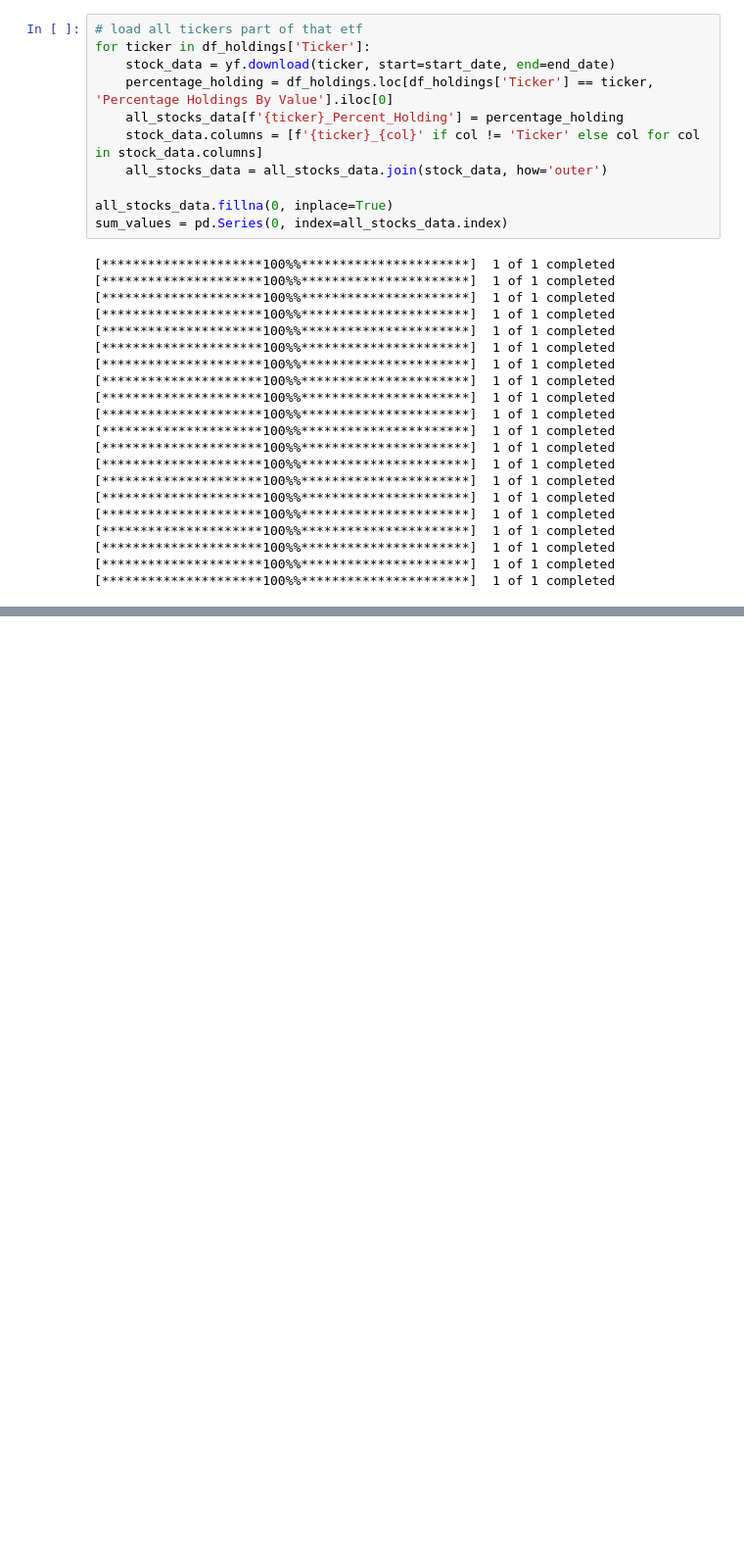
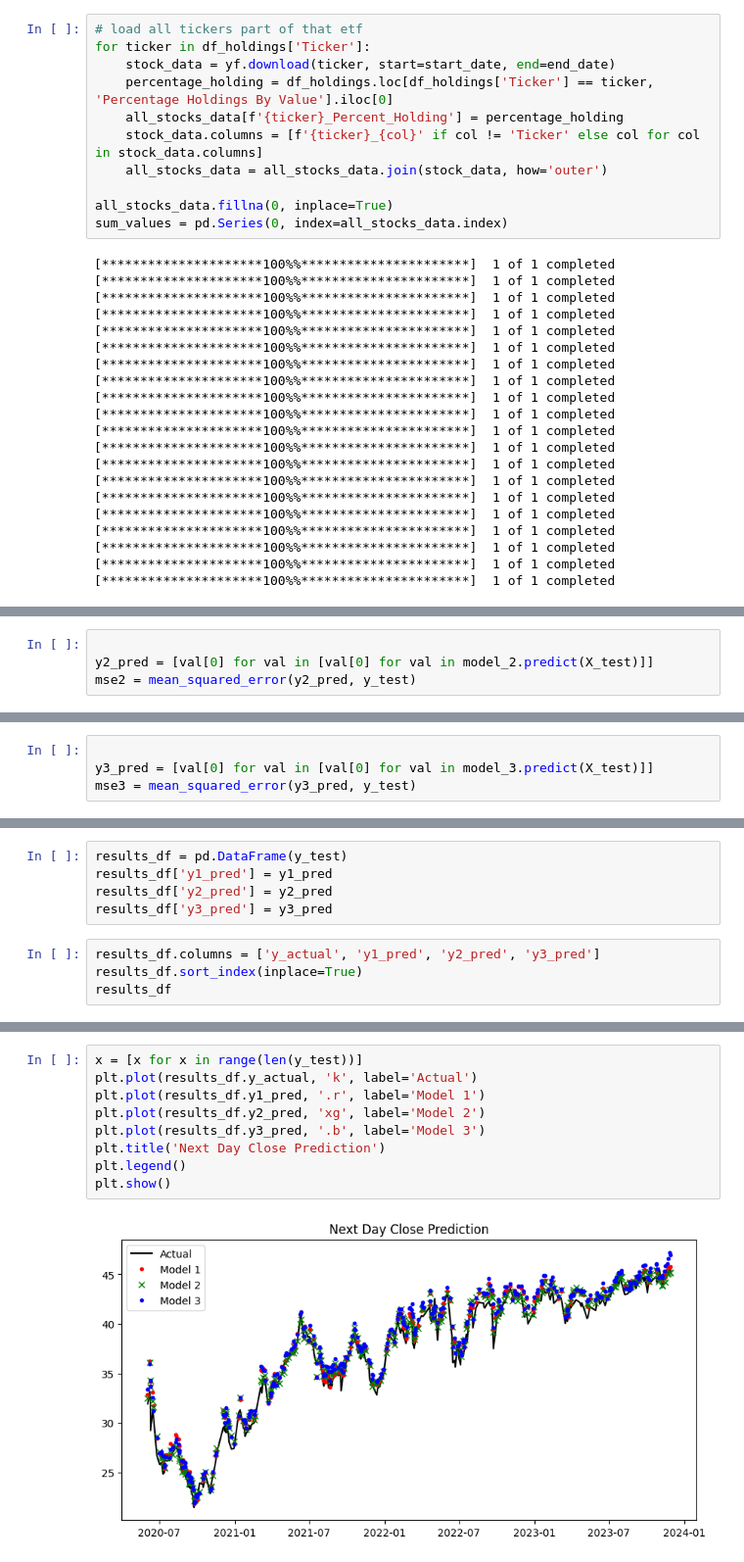
Before and after one commit to Aditya-Patel/Stat598-FinalProject, a Jupyter notebook: MPLA_CNN_LSTM.ipynb, the cells around one changed output, grey strips where cells are left out. Shown: that part at 98% size. Saved outputs shown, nothing was run; the diff lists cells and outputs as text; blank space fills up the shorter version.

```diff
--- a/MPLA_CNN_LSTM.ipynb
+++ b/MPLA_CNN_LSTM.ipynb
@@ -119,0 +331,4 @@ close_values = all_stocks_data[[col for col in all_stocks_data.columns if '_Clos
+# %%
+
+y2_pred = [val[0] for val in [val[0] for val in model_2.predict(X_test)]]
+mse2 = mean_squared_error(y2_pred, y_test)
@@ -119,0 +337,4 @@ close_values = all_stocks_data[[col for col in all_stocks_data.columns if '_Clos
+# %%
+
+y3_pred = [val[0] for val in [val[0] for val in model_3.predict(X_test)]]
+mse3 = mean_squared_error(y3_pred, y_test)
@@ -119,0 +343,9 @@ close_values = all_stocks_data[[col for col in all_stocks_data.columns if '_Clos
+# %%
+results_df = pd.DataFrame(y_test)
+results_df['y1_pred'] = y1_pred
+results_df['y2_pred'] = y2_pred
+results_df['y3_pred'] = y3_pred
+# %%
+results_df.columns = ['y_actual', 'y1_pred', 'y2_pred', 'y3_pred']
+results_df.sort_index(inplace=True)
+results_df
@@ -119,0 +377,11 @@ close_values = all_stocks_data[[col for col in all_stocks_data.columns if '_Clos
+# %%
+x = [x for x in range(len(y_test))]
+plt.plot(results_df.y_actual, 'k', label='Actual')
+plt.plot(results_df.y1_pred, '.r', label='Model 1')
+plt.plot(results_df.y2_pred, 'xg', label='Model 2')
+plt.plot(results_df.y3_pred, '.b', label='Model 3')
+plt.title('Next Day Close Prediction')
+plt.legend()
+plt.show()
+# %% [output]
+[figure, added]
```
Also changed, not shown: parts of 25 cells of this notebook.
